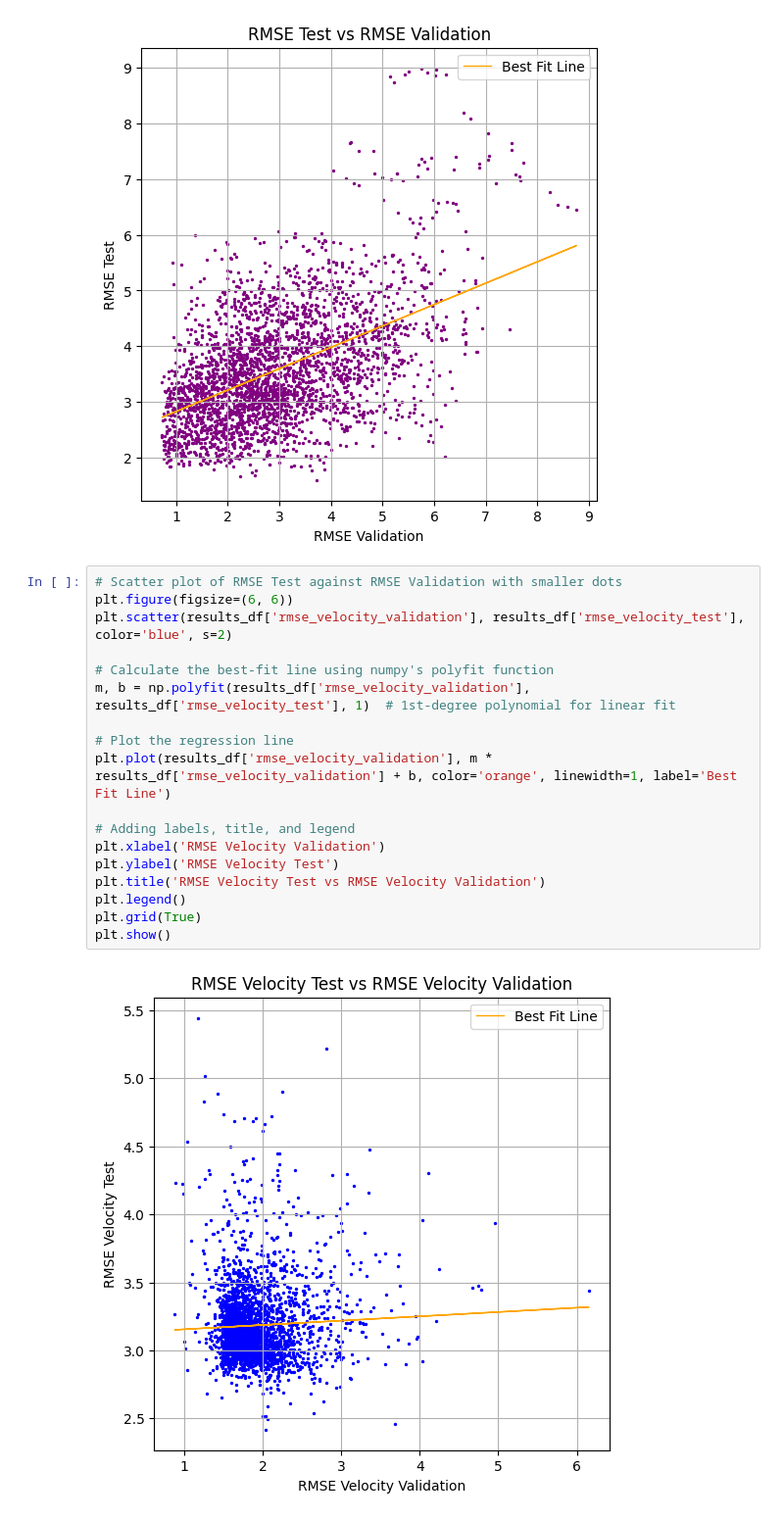
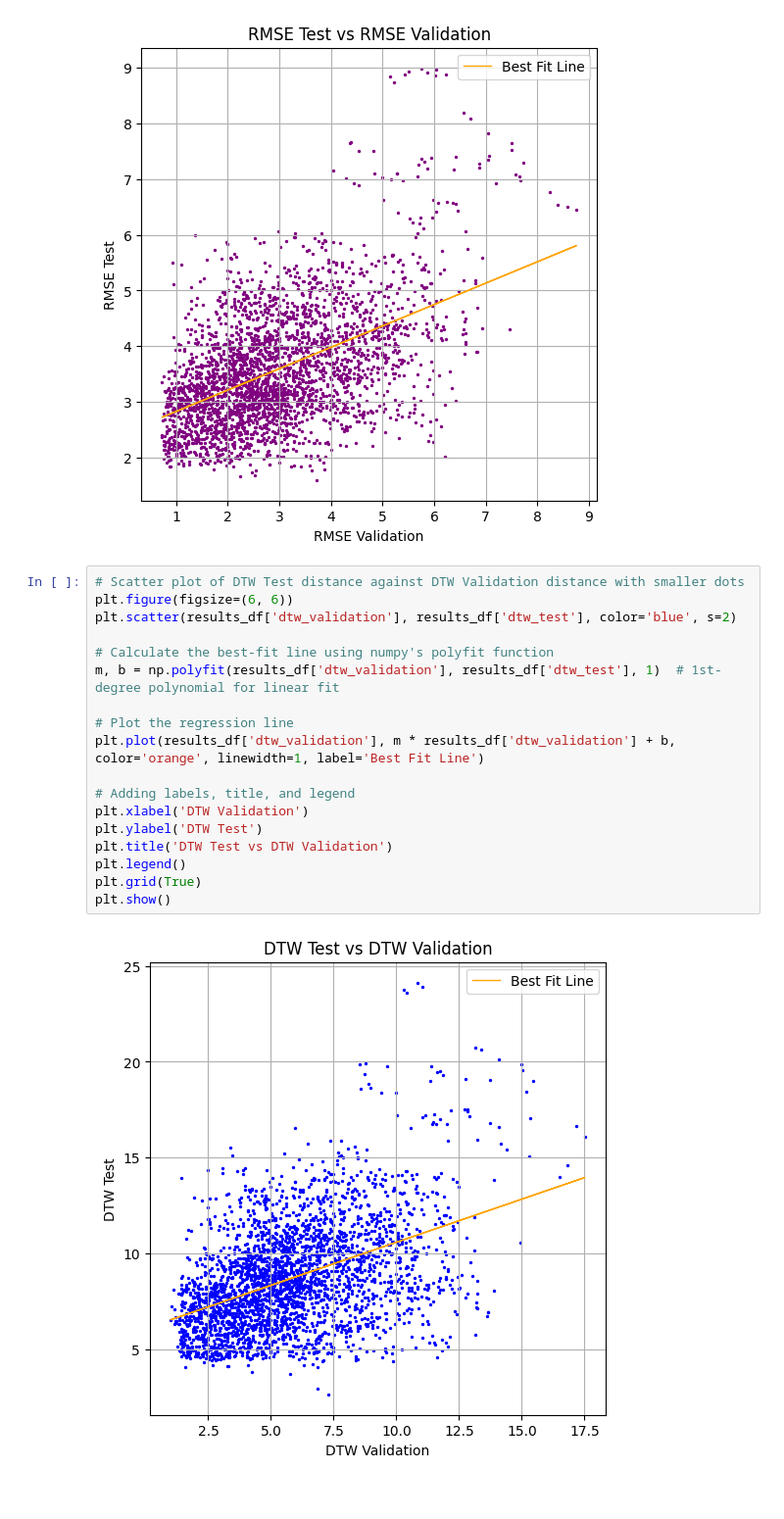
Before and after one commit to harrycslau/forex-data-fft, a Jupyter notebook: optimize_validation.ipynb, the cells around one changed output. Shown at 98% size. Saved outputs shown, nothing was run; the diff lists cells and outputs as text.

Commit message:
Validation with DTW

```diff
--- a/optimize_validation.ipynb
+++ b/optimize_validation.ipynb
@@ -218,22 +297,22 @@ plt.show()
 # %% [output]
 [figure]
 # %%
-# Scatter plot of RMSE Test against RMSE Validation with smaller dots
+# Scatter plot of DTW Test distance against DTW Validation distance with smaller dots
 plt.figure(figsize=(6, 6))
-plt.scatter(results_df['rmse_velocity_validation'], results_df['rmse_velocity_test'], color='blue', s=2)
+plt.scatter(results_df['dtw_validation'], results_df['dtw_test'], color='blue', s=2)
 
 # Calculate the best-fit line using numpy's polyfit function
-m, b = np.polyfit(results_df['rmse_velocity_validation'], results_df['rmse_velocity_test'], 1)  # 1st-degree polynomial for linear fit
+m, b = np.polyfit(results_df['dtw_validation'], results_df['dtw_test'], 1)  # 1st-degree polynomial for linear fit
 
 # Plot the regression line
-plt.plot(results_df['rmse_velocity_validation'], m * results_df['rmse_velocity_validation'] + b, color='orange', linewidth=1, label='Best Fit Line')
+plt.plot(results_df['dtw_validation'], m * results_df['dtw_validation'] + b, color='orange', linewidth=1, label='Best Fit Line')
 
 # Adding labels, title, and legend
-plt.xlabel('RMSE Velocity Validation')
-plt.ylabel('RMSE Velocity Test')
-plt.title('RMSE Velocity Test vs RMSE Velocity Validation')
+plt.xlabel('DTW Validation')
+plt.ylabel('DTW Test')
+plt.title('DTW Test vs DTW Validation')
 plt.legend()
 plt.grid(True)
 plt.show()
 # %% [output]
-[figure, old version]
+[figure, new version]
```
Also changed, not shown: parts of 8 cells of this notebook, 1 other file.
